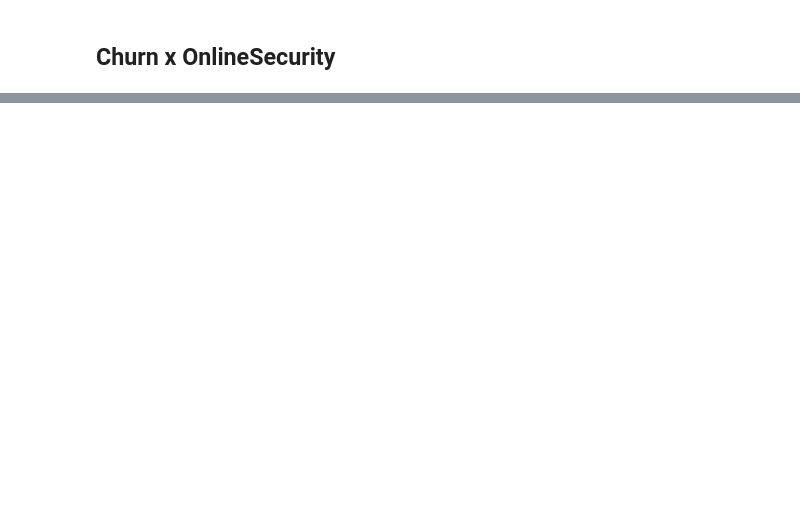
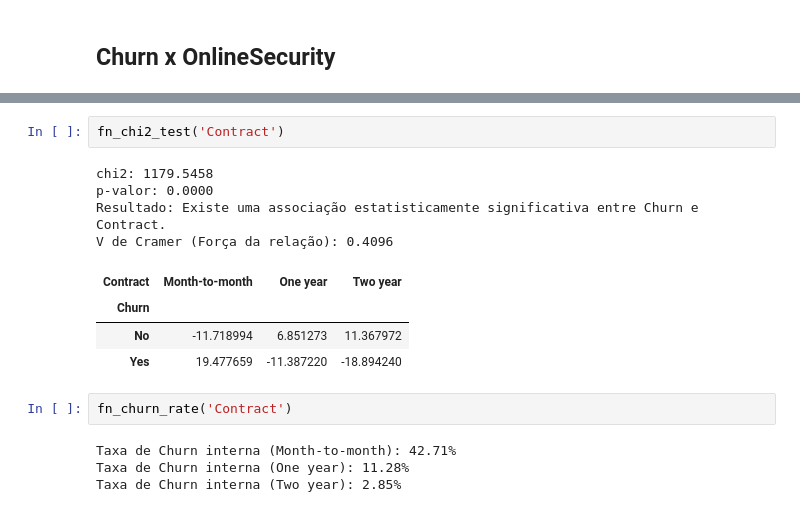
Before and after one commit to igao01/ds_telecom_churn, a Jupyter notebook: notebooks/eda_telco_churn.ipynb, the cells around one changed output, grey strips where cells are left out. Drawn from its saved outputs; the diff is of its cells as text; blank space fills up the shorter version.

```diff
--- a/notebooks/eda_telco_churn.ipynb
+++ b/notebooks/eda_telco_churn.ipynb
@@ -149,0 +206,17 @@ V de Cramer (Força da relação): 0.3470
+# %%
+fn_chi2_test('Contract')
+# %% [output]
+chi2: 1179.5458
+p-valor: 0.0000
+Resultado: Existe uma associação estatisticamente significativa entre Churn e Contract.
+V de Cramer (Força da relação): 0.4096
+| Contract | Month-to-month | One year | Two year |
+| Churn |  |  |  |
+| No | -11.718994 | 6.851273 | 11.367972 |
+| Yes | 19.477659 | -11.387220 | -18.894240 |
+# %%
+fn_churn_rate('Contract')
+# %% [output]
+Taxa de Churn interna (Month-to-month): 42.71%
+Taxa de Churn interna (One year): 11.28%
+Taxa de Churn interna (Two year): 2.85%
```
Also changed, not shown: parts of 22 cells of this notebook.
